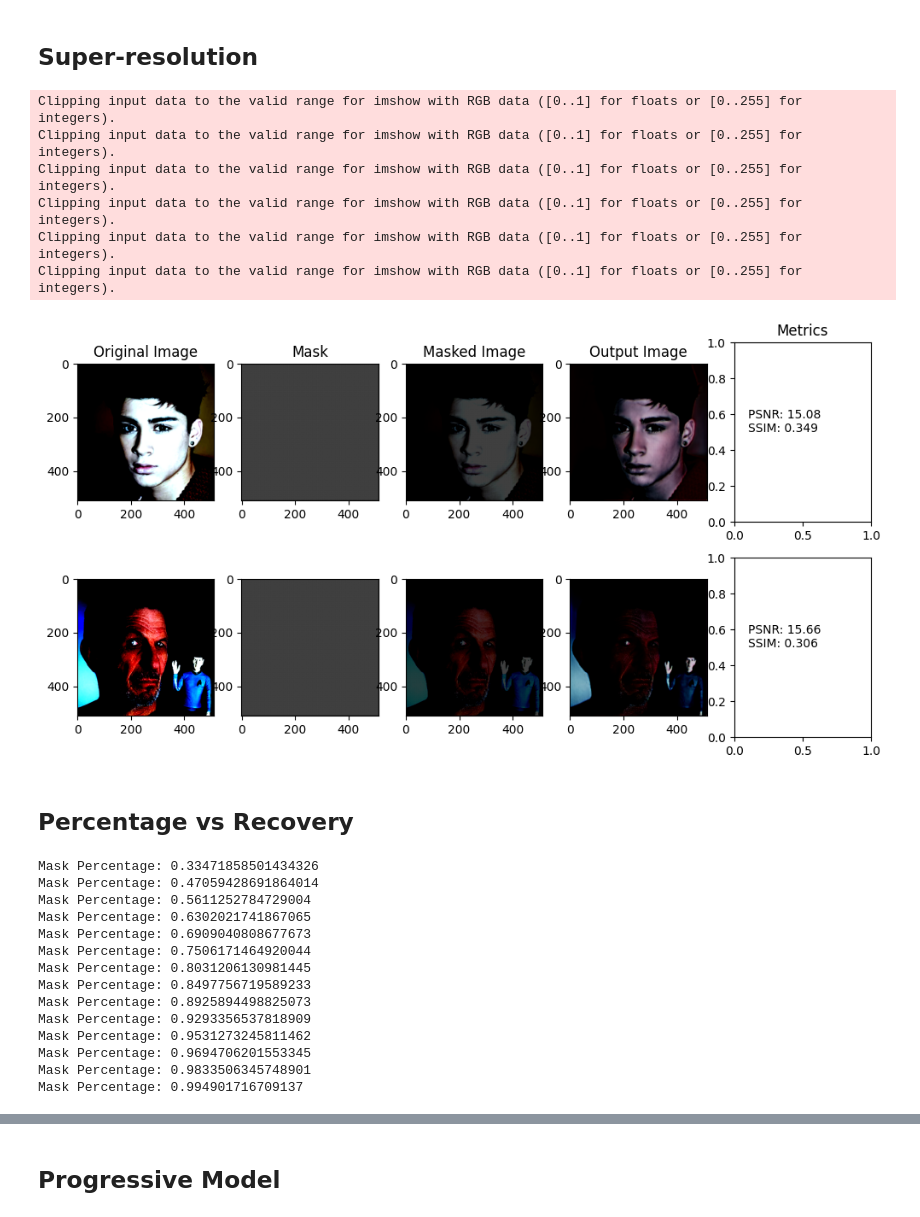
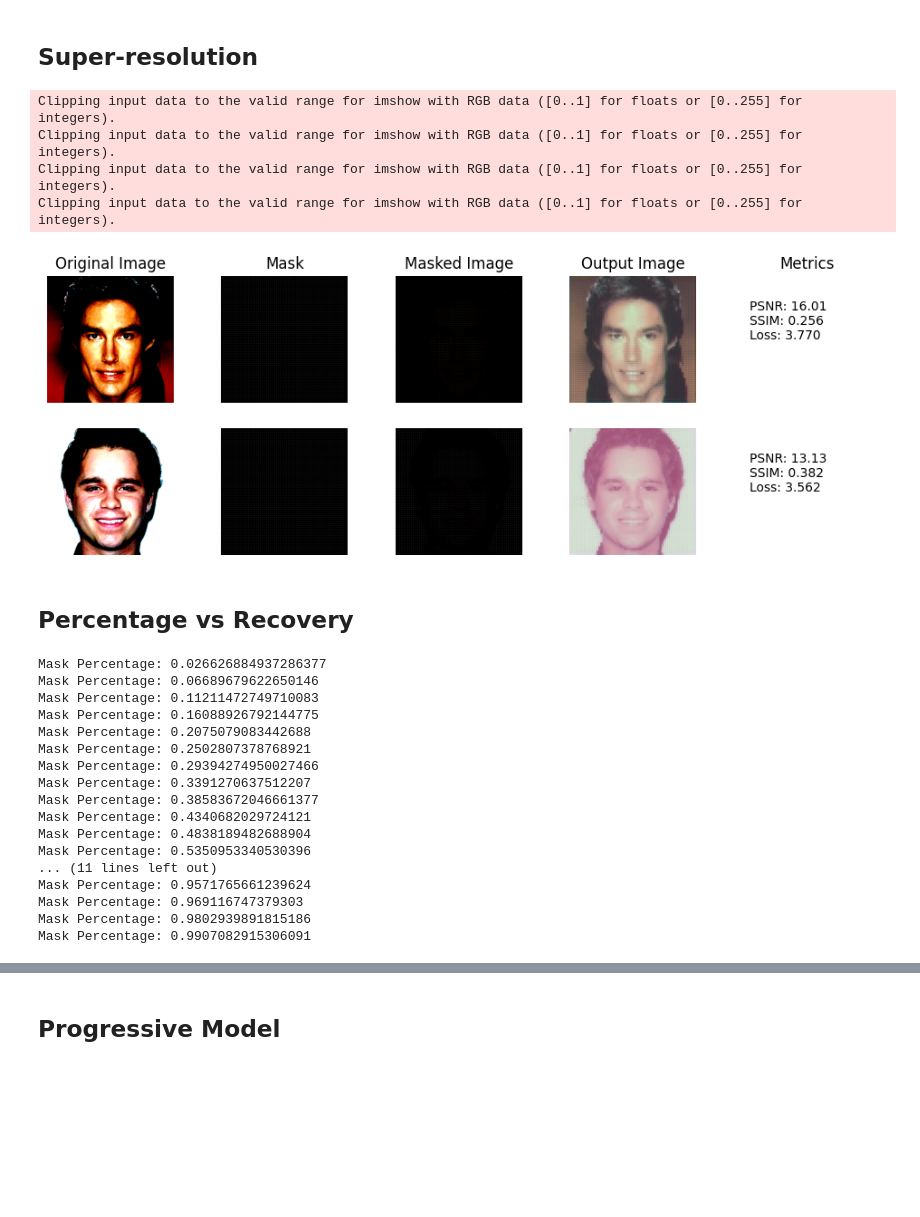
Before and after one commit to GSNikhil/pconv_inpainting, a Jupyter notebook: PConv_Net_Train.ipynb, the cells around one changed output, grey strips where cells are left out. Drawn from its saved outputs; the diff is of its cells as text; code cells hidden in the pictures; blank space fills up the shorter version.

```diff
--- a/PConv_Net_Train.ipynb
+++ b/PConv_Net_Train.ipynb
@@ -687,3 +683,10 @@ def normalize(img):
+# %%
+def normalize(img):
+    res = np.zeros_like(img)
+    for i in range(img.shape[-1]):
+        plane = img[:, :, i]
+        res[:, :, i] = (plane - plane.min()) / (plane.max() - plane.min())
+    return res
 # %% [markdown]
 # Load Unprocessed MaskDataset
 # %%
@@ -705,5 +710,5 @@ out = model(imgs, masks)
 # %%
-f = plt.figure(figsize=(12, 6))
+f = plt.figure(figsize=(12, 8))
 cols = 5
 for idx in range(batch_size):
     temp_img = imgs[idx].transpose(0, 1).transpose(1, 2).cpu().detach().numpy()
@@ -714,28 +719,33 @@ for idx in range(batch_size):
     if idx == 0:
         plt.title("Original Image")
     plt.imshow(temp_img)
+    plt.axis('off')
 
     plt.subplot(batch_size, cols, cols*idx+2)
     if idx == 0:
         plt.title("Mask")
     plt.imshow(temp_mask)
+    plt.axis('off')
 
     plt.subplot(batch_size, cols, cols*idx+3)
     if idx == 0:
         plt.title("Masked Image")
     plt.imshow(temp_mask * temp_img)
+    plt.axis('off')
 
     plt.subplot(batch_size, cols, cols*idx+4)
     if idx == 0:
         plt.title("Output Image")
     plt.imshow(temp_out)
+    plt.axis('off')
 
     psnr = peak_signal_noise_ratio(normalize(temp_img), normalize(temp_out), data_range=1)
     ssim = structural_similarity(normalize(temp_img), normalize(temp_out), channel_axis=2, data_range=1)
     ax = plt.subplot(batch_size, cols, cols*idx+5)
     if idx == 0:
         plt.title("Metrics")
-    ax.text(0.1, 0.5, f"PSNR: {psnr:.2f}\nSSIM: {ssim:.3f}")
+    ax.text(0.1, 0.5, f"PSNR: {psnr:.2f}\nSSIM: {ssim:.3f}\nLoss: {loss_vals[idx].item():.3f}")
+    plt.axis('off')
 
 plt.show()
 # %% [output]
@@ -757,9 +767,10 @@ Clipping input data to the valid range for imshow with RGB data ([0..1] for floa
 # %% [markdown]
 ## Super-resolution
 # %%
-imgs = next(iter(loader_test)).to(device)
+torch.manual_seed(4)
+imgs = (next(iter(loader_test)).to(device))
 # %%
-downsample_factor = 2
+downsample_factor = 8
 masks = torch.zeros_like(imgs)
 masks[:, :, ::downsample_factor, ::downsample_factor] = 1.0
 # %%
@@ -767,5 +779,5 @@ out = model(imgs, masks)
 # %%
-f = plt.figure(figsize=(12, 6))
+f = plt.figure(figsize=(12, 4))
 cols = 5
 for idx in range(batch_size):
     temp_img = imgs[idx].transpose(0, 1).transpose(1, 2).cpu().detach().numpy()
@@ -776,38 +788,41 @@ for idx in range(batch_size):
     if idx == 0:
         plt.title("Original Image")
     plt.imshow(temp_img)
+    plt.axis('off')
 
     plt.subplot(batch_size, cols, cols*idx+2)
     if idx == 0:
         plt.title("Mask")
     plt.imshow(temp_mask)
+    plt.axis('off')
 
     plt.subplot(batch_size, cols, cols*idx+3)
     if idx == 0:
         plt.title("Masked Image")
     plt.imshow(temp_mask * temp_img)
+    plt.axis('off')
 
     plt.subplot(batch_size, cols, cols*idx+4)
     if idx == 0:
         plt.title("Output Image")
-    plt.imshow(temp_out)
+    plt.imshow(normalize(temp_out))
+    plt.axis('off')
 
     psnr = peak_signal_noise_ratio(normalize(temp_img), normalize(temp_out), data_range=1)
     ssim = structural_similarity(normalize(temp_img), normalize(temp_out), channel_axis=2, data_range=1)
     ax = plt.subplot(batch_size, cols, cols*idx+5)
     if idx == 0:
         plt.title("Metrics")
-    ax.text(0.1, 0.5, f"PSNR: {psnr:.2f}\nSSIM: {ssim:.3f}")
+    ax.text(0.1, 0.5, f"PSNR: {psnr:.2f}\nSSIM: {ssim:.3f}\nLoss: {loss_vals[idx].item():.3f}")
+    plt.axis('off')
 
 plt.show()
 # %% [output]
 Clipping input data to the valid range for imshow with RGB data ([0..1] for floats or [0..255] for integers).
 Clipping input data to the valid range for imshow with RGB data ([0..1] for floats or [0..255] for integers).
 Clipping input data to the valid range for imshow with RGB data ([0..1] for floats or [0..255] for integers).
 Clipping input data to the valid range for imshow with RGB data ([0..1] for floats or [0..255] for integers).
-Clipping input data to the valid range for imshow with RGB data ([0..1] for floats or [0..255] for integers).
-Clipping input data to the valid range for imshow with RGB data ([0..1] for floats or [0..255] for integers).
-[figure, old version]
+[figure, new version]
 # %% [markdown]
 ## Percentage vs Recovery
 # %%
@@ -826,9 +842,11 @@ N, C, H, W = imgs.shape
 while True:
     mask_per = (1 - torch.sum(mask) / (C * H * W)).item()
     out = model(img, mask)
+    loss_vals = loss_criterion(img, out, img, mask)
     data[mask_per] = {}
     data[mask_per]['out'] = out.detach()
     data[mask_per]['mask'] = mask.detach()
+    data[mask_per]['loss'] = loss_vals.item()
 
     # Invert
     mask = invert(mask)
@@ -844,20 +862,23 @@ while True:
     if mask_per > 0.99:
         break
 # %% [output]
-Mask Percentage: 0.33471858501434326
-Mask Percentage: 0.47059428691864014
-Mask Percentage: 0.5611252784729004
-Mask Percentage: 0.6302021741867065
-Mask Percentage: 0.6909040808677673
-Mask Percentage: 0.7506171464920044
-Mask Percentage: 0.8031206130981445
-Mask Percentage: 0.8497756719589233
-Mask Percentage: 0.8925894498825073
-Mask Percentage: 0.9293356537818909
-Mask Percentage: 0.9531273245811462
-Mask Percentage: 0.9694706201553345
-Mask Percentage: 0.9833506345748901
-Mask Percentage: 0.994901716709137
+Mask Percentage: 0.026626884937286377
+Mask Percentage: 0.06689679622650146
+Mask Percentage: 0.11211472749710083
+Mask Percentage: 0.16088926792144775
+Mask Percentage: 0.2075079083442688
+Mask Percentage: 0.2502807378768921
+Mask Percentage: 0.29394274950027466
+Mask Percentage: 0.3391270637512207
+Mask Percentage: 0.38583672046661377
+Mask Percentage: 0.4340682029724121
+Mask Percentage: 0.4838189482688904
+Mask Percentage: 0.5350953340530396
+... (11 lines left out)
+Mask Percentage: 0.9571765661239624
+Mask Percentage: 0.969116747379303
+Mask Percentage: 0.9802939891815186
+Mask Percentage: 0.9907082915306091
 # %%
 f = plt.figure(figsize=(12, 40))
 
```
Also changed, not shown: parts of 20 cells of this notebook.
